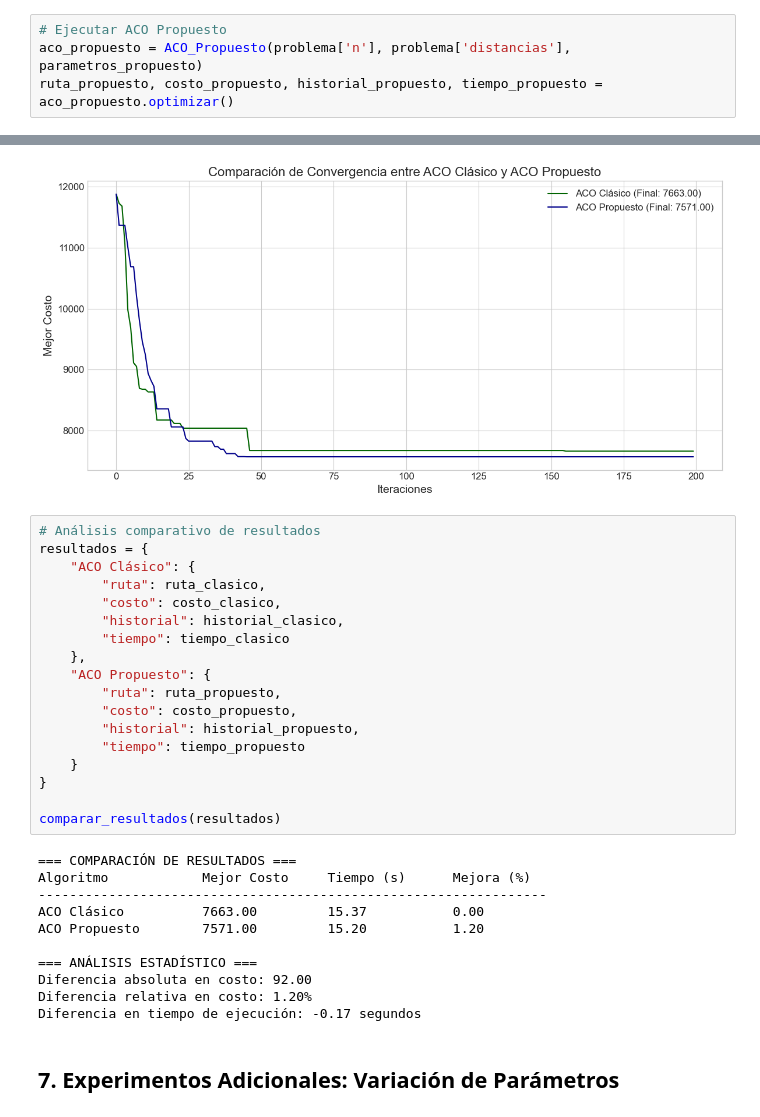
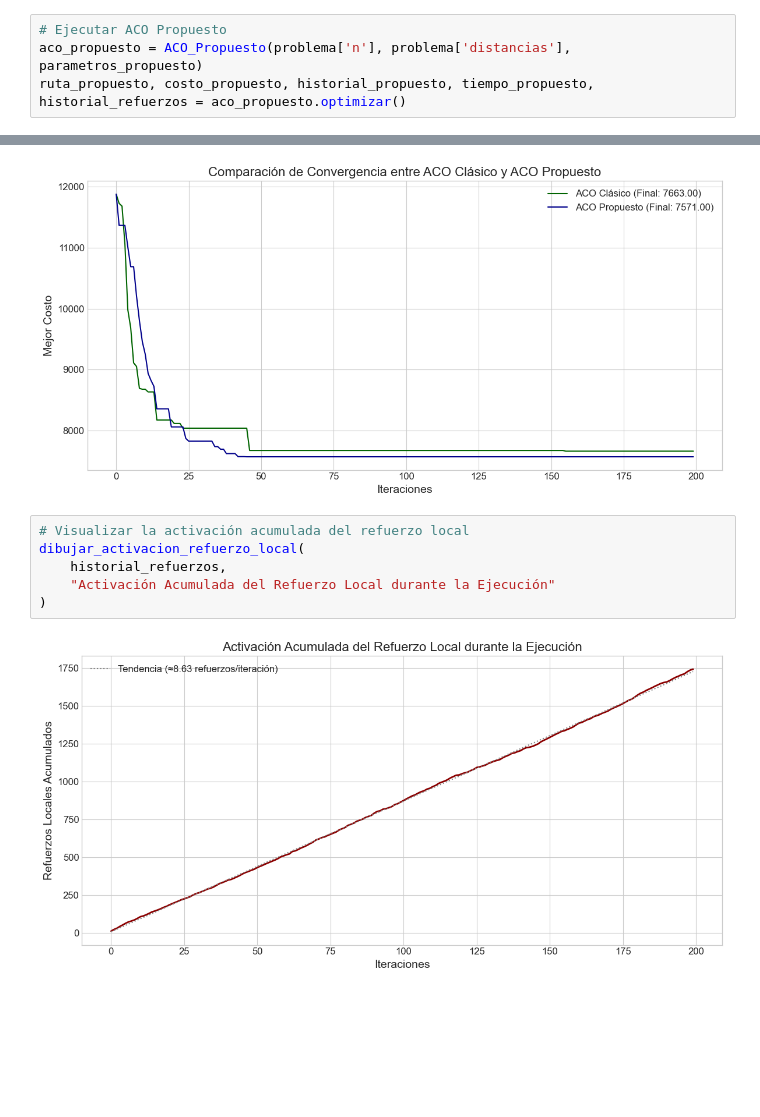
Before and after one commit to lenz90/tesis-aco-optimizado, a Jupyter notebook: tesis_ACO_optimizado.ipynb, the cells around one changed output, grey strips where cells are left out. Saved outputs shown, nothing was run; the diff lists cells and outputs as text; blank space fills up the shorter version.

```diff
--- a/tesis_ACO_optimizado.ipynb
+++ b/tesis_ACO_optimizado.ipynb
@@ -702,7 +747,7 @@ Mejor costo encontrado: 7663.00
 # %%
 # Ejecutar ACO Propuesto
 aco_propuesto = ACO_Propuesto(problema['n'], problema['distancias'], parametros_propuesto)
-ruta_propuesto, costo_propuesto, historial_propuesto, tiempo_propuesto = aco_propuesto.optimizar()
+ruta_propuesto, costo_propuesto, historial_propuesto, tiempo_propuesto, historial_refuerzos = aco_propuesto.optimizar()
 # %% [output]
 Iniciando optimización con ACO Propuesto para 200 iteraciones...
 Iteración 1/200 -> Mejor costo: 11878.00
@@ -732,33 +777,10 @@ dibujar_convergencia(
 # %% [output]
 [figure]
 # %%
-# Análisis comparativo de resultados
-resultados = {
-    "ACO Clásico": {
-        "ruta": ruta_clasico,
-        "costo": costo_clasico,
-        "historial": historial_clasico,
-        "tiempo": tiempo_clasico
-    },
-    "ACO Propuesto": {
-        "ruta": ruta_propuesto,
-        "costo": costo_propuesto,
-        "historial": historial_propuesto,
-        "tiempo": tiempo_propuesto
-    }
-}
-
-comparar_resultados(resultados)
+# Visualizar la activación acumulada del refuerzo local
+dibujar_activacion_refuerzo_local(
+    historial_refuerzos,
+    "Activación Acumulada del Refuerzo Local durante la Ejecución"
+)
 # %% [output]
-=== COMPARACIÓN DE RESULTADOS ===
-Algoritmo            Mejor Costo     Tiempo (s)      Mejora (%)
------------------------------------------------------------------
-ACO Clásico          7663.00         15.37           0.00
-ACO Propuesto        7571.00         15.20           1.20
-
-=== ANÁLISIS ESTADÍSTICO ===
-Diferencia absoluta en costo: 92.00
-Diferencia relativa en costo: 1.20%
-Diferencia en tiempo de ejecución: -0.17 segundos
+[figure, added]
-# %% [markdown]
-## 7. Experimentos Adicionales: Variación de Parámetros
```
Also changed, not shown: parts of 23 cells of this notebook.
